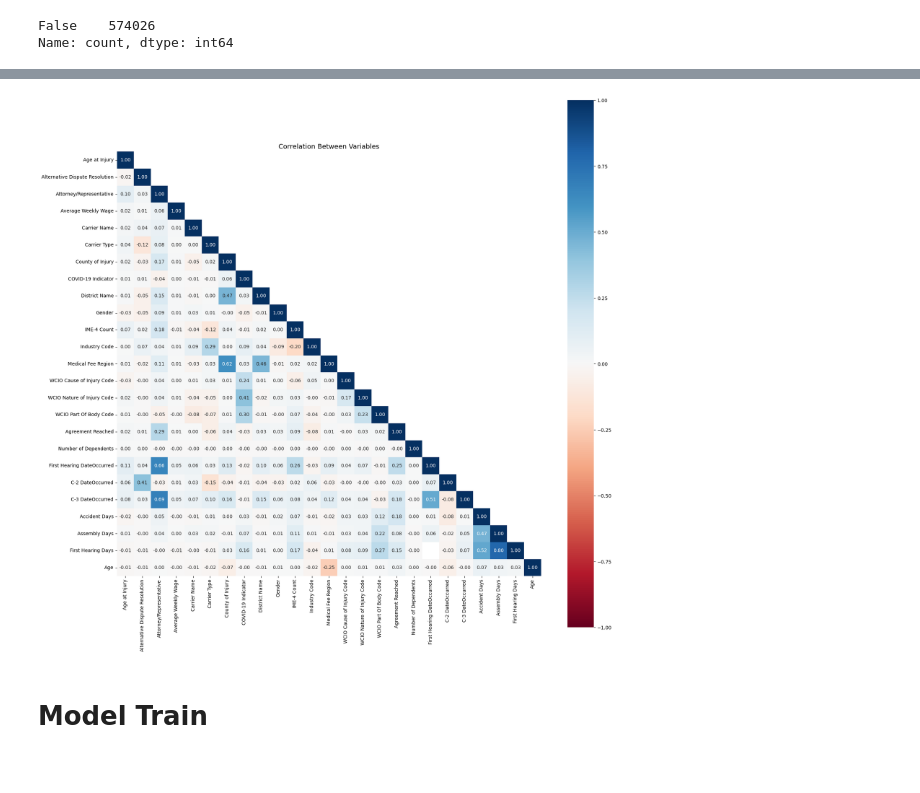
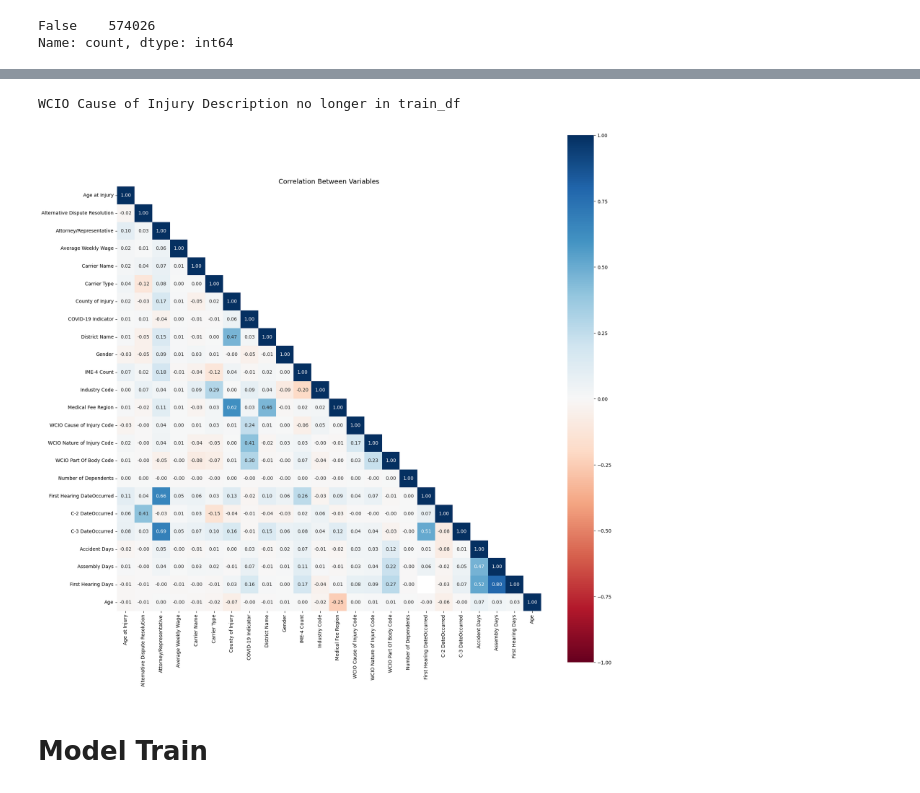
Before and after one commit to killerkiemklan/To-Grant-or-not_ML, a Jupyter notebook: 01_EDA.ipynb, the cells around one changed output, grey strips where cells are left out. Cells and saved outputs as stored; diff of their text form; code cells hidden in the pictures.

Commit message:
first summision

```diff
--- a/01_EDA.ipynb
+++ b/01_EDA.ipynb
@@ -216,7 +221,5 @@ def date_to_number(dataset:pd.DataFrame, features:list) -> None:
             dataset[new_name] = (reference_date - pd.to_datetime(dataset[feature], errors='coerce')).dt.days
     return
 # %%
-features_to_time = ["Accident Date", "Assembly Date", "First Hearing Date", "Birth Year"]
-date_to_number(train_df, features_to_time)
+features_to_days = ["Accident Date", "Assembly Date", "First Hearing Date", "Birth Year"]
+date_to_number(train_df, features_to_days)
-# %%
-train_df = train_df.drop(["Accident Date", "Assembly Date", "Birth Year", "C-2 Date", "C-3 Date", "First Hearing Date"], axis = 1)
@@ -242,0 +226,10 @@ train_df.sample().T
+# %%
+features_to_drop = features_to_metadata + features_to_days + ["C-2 Date", "C-3 Date"]
+
+for feature in features_to_drop:
+    try:
+        train_df = train_df.drop(feature, axis = 1)
+    except:
+        print(f"{feature} no longer in train_df")
+# %% [output]
+WCIO Cause of Injury Description no longer in train_df
@@ -243,22 +238,22 @@ train_df.sample().T
 # %%
-X = train_df.drop("Claim Injury Type", axis = 1)
+X = train_df.drop(["Claim Injury Type","Agreement Reached", "WCB Decision"], axis = 1)
 y = train_df["Claim Injury Type"]
 # %%
 # initial correlation matrix with the respective values
-corr_matrix = X.drop(['Zip Code', 'WCB Decision'], axis = 1).corr()
+corr_matrix = X.drop(['Zip Code'], axis = 1).corr()
 
 mask = np.tri(*corr_matrix.shape, k=0, dtype=bool)
 # Keeps values where mask is True
 corr_matrix = corr_matrix.where(mask)
 
 # defines the figure size
 fig, ax = plt.subplots(figsize=(20, 20))
 # heatmap of the initial correlation matrix
 l = sns.heatmap(corr_matrix, square=True, annot=True, fmt=".2f", vmax=1, vmin=-1, cmap='RdBu', ax=ax)
 plt.title('Correlation Between Variables', size=14)
 plt.show()
 # %% [output]
-[figure, old version]
+[figure, new version]
 # %% [markdown]
 # Model Train
 # %%
```
Also changed, not shown: parts of 42 cells of this notebook, 2 other files.
